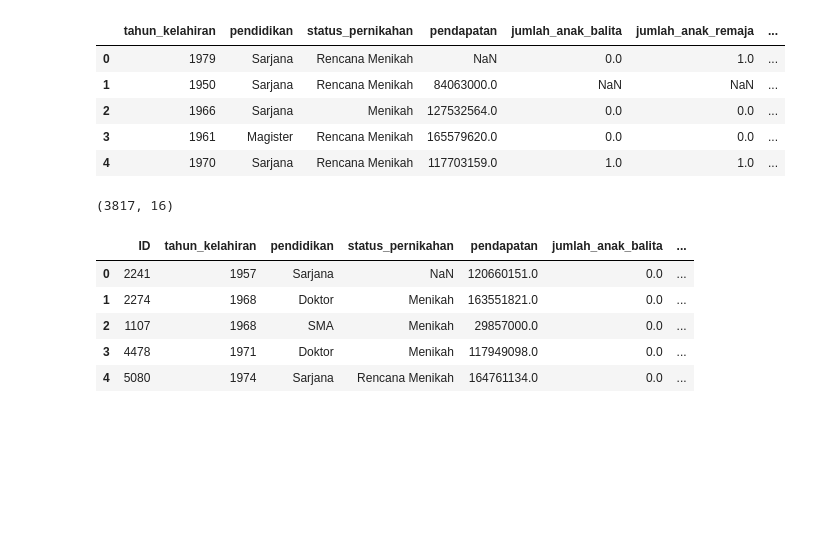
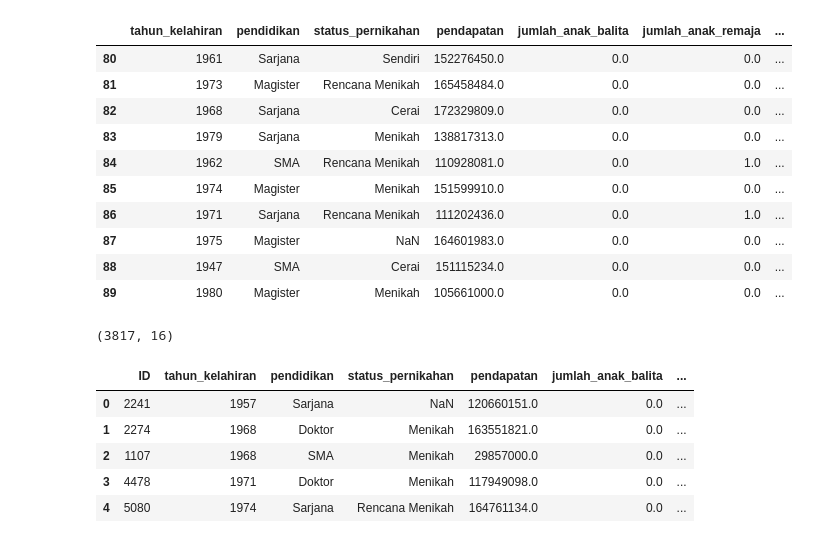
Before and after one commit to AFreborn22/superior_DA, a Jupyter notebook: SUPERIOR.ipynb, the cells around one changed output. Cells and saved outputs as stored; diff of their text form; code cells hidden in the pictures; blank space fills up the shorter version.

```diff
--- a/SUPERIOR.ipynb
+++ b/SUPERIOR.ipynb
@@ -13,15 +16,20 @@ trainFeatures = pd.read_csv('data/train_features.csv')
 testFeatures = pd.read_csv('data/test_features.csv')
 trainLabels = pd.read_csv('data/train_labels.csv')
 example = pd.read_csv('data/submission_format.csv')
-# %%
-trainFeatures.head()
-# %% [output]
-|  | tahun_kelahiran | pendidikan | status_pernikahan | pendapatan | jumlah_anak_balita | jumlah_anak_remaja | ... |
-| 0 | 1979 | Sarjana | Rencana Menikah | NaN | 0.0 | 1.0 | ... |
-| 1 | 1950 | Sarjana | Rencana Menikah | 84063000.0 | NaN | NaN | ... |
-| 2 | 1966 | Sarjana | Menikah | 127532564.0 | 0.0 | 0.0 | ... |
-| 3 | 1961 | Magister | Rencana Menikah | 165579620.0 | 0.0 | 0.0 | ... |
-| 4 | 1970 | Sarjana | Rencana Menikah | 117703159.0 | 1.0 | 1.0 | ... |
+# %%
+trainFeatures.iloc[80:90]
+# %% [output]
+|  | tahun_kelahiran | pendidikan | status_pernikahan | pendapatan | jumlah_anak_balita | jumlah_anak_remaja | ... |
+| 80 | 1961 | Sarjana | Sendiri | 152276450.0 | 0.0 | 0.0 | ... |
+| 81 | 1973 | Magister | Rencana Menikah | 165458484.0 | 0.0 | 0.0 | ... |
+| 82 | 1968 | Sarjana | Cerai | 172329809.0 | 0.0 | 0.0 | ... |
+| 83 | 1979 | Sarjana | Menikah | 138817313.0 | 0.0 | 0.0 | ... |
+| 84 | 1962 | SMA | Rencana Menikah | 110928081.0 | 0.0 | 1.0 | ... |
+| 85 | 1974 | Magister | Menikah | 151599910.0 | 0.0 | 0.0 | ... |
+| 86 | 1971 | Sarjana | Rencana Menikah | 111202436.0 | 0.0 | 1.0 | ... |
+| 87 | 1975 | Magister | NaN | 164601983.0 | 0.0 | 0.0 | ... |
+| 88 | 1947 | SMA | Cerai | 151115234.0 | 0.0 | 0.0 | ... |
+| 89 | 1980 | Magister | Menikah | 105661000.0 | 0.0 | 0.0 | ... |
 # %%
 trainFeatures.shape
 # %% [output]
```
Also changed, not shown: parts of 32 cells of this notebook.
